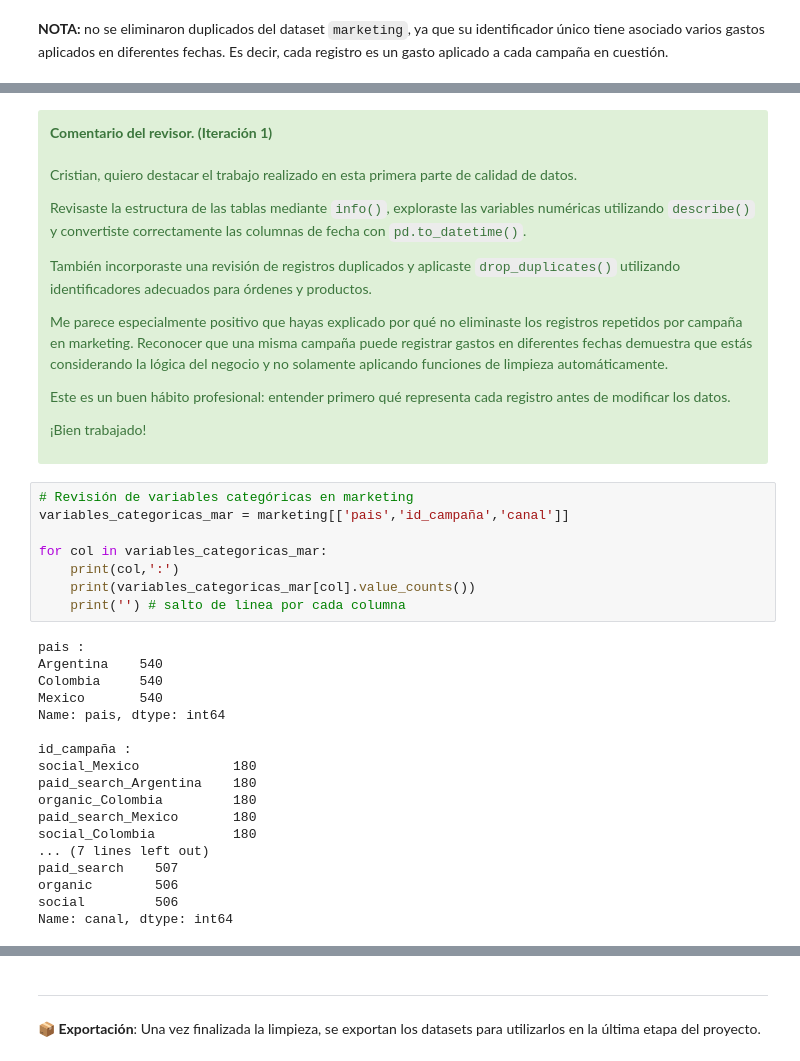
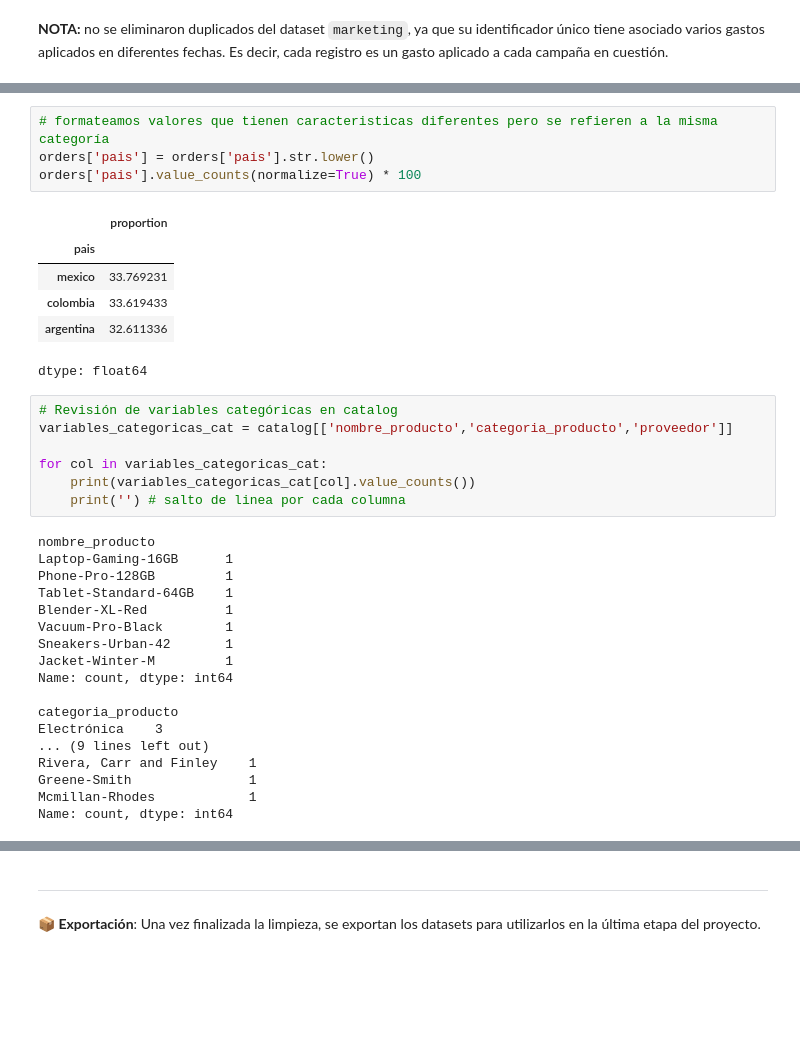
Before and after one commit to DA-CristianGutierrez/Proyecto-final-TT---Rappiplus, a Jupyter notebook: S12 Estudiante_Proyecto_Final.ipynb, the cells around one changed output, grey strips where cells are left out. Saved outputs shown, nothing was run; the diff lists cells and outputs as text; blank space fills up the shorter version.

```diff
--- a/S12 Estudiante_Proyecto_Final.ipynb
+++ b/S12 Estudiante_Proyecto_Final.ipynb
@@ -340,43 +226,36 @@ Name: categoria_producto, dtype: float64
-# %% [markdown]
-<div class="alert alert-block alert-success">
-<b>Comentario del revisor. (Iteración 1)</b> <a class="tocSkip"></a><br><br>
-
-Cristian, quiero destacar el trabajo realizado en esta primera parte de calidad de datos.
-
-Revisaste la estructura de las tablas mediante <code>info()</code>, exploraste las variables numéricas utilizando <code>describe()</code> y convertiste correctamente las columnas de fecha con <code>pd.to_datetime()</code>.
-
-También incorporaste una revisión de registros duplicados y aplicaste <code>drop_duplicates()</code> utilizando identificadores adecuados para órdenes y productos.
-
-Me parece especialmente positivo que hayas explicado por qué no eliminaste los registros repetidos por campaña en marketing. Reconocer que una misma campaña puede registrar gastos en diferentes fechas demuestra que estás considerando la lógica del negocio y no solamente aplicando funciones de limpieza automáticamente.
-
-Este es un buen hábito profesional: entender primero qué representa cada registro antes de modificar los datos.
-
-¡Bien trabajado!
-
-</div>
+# %%
+# formateamos valores que tienen caracteristicas diferentes pero se refieren a la misma categoría
+orders['pais'] = orders['pais'].str.lower()
+orders['pais'].value_counts(normalize=True) * 100
+# %% [output]
+|  | proportion |
+| pais |  |
+| mexico | 33.769231 |
+| colombia | 33.619433 |
+| argentina | 32.611336 |
+dtype: float64
 # %%
-# Revisión de variables categóricas en marketing
-variables_categoricas_mar = marketing[['pais','id_campaña','canal']]
+# Revisión de variables categóricas en catalog
+variables_categoricas_cat = catalog[['nombre_producto','categoria_producto','proveedor']]
 
-for col in variables_categoricas_mar:
-    print(col,':')
-    print(variables_categoricas_mar[col].value_counts())
+for col in variables_categoricas_cat:
+    print(variables_categoricas_cat[col].value_counts())
     print('') # salto de linea por cada columna
 # %% [output]
-pais :
-Argentina    540
-Colombia     540
-Mexico       540
-Name: pais, dtype: int64
+nombre_producto
+Laptop-Gaming-16GB      1
+Phone-Pro-128GB         1
+Tablet-Standard-64GB    1
+Blender-XL-Red          1
+Vacuum-Pro-Black        1
+Sneakers-Urban-42       1
+Jacket-Winter-M         1
+Name: count, dtype: int64
 
-id_campaña :
-social_Mexico            180
-paid_search_Argentina    180
-organic_Colombia         180
-paid_search_Mexico       180
-social_Colombia          180
-... (7 lines left out)
-paid_search    507
-organic        506
-social         506
-Name: canal, dtype: int64
+categoria_producto
+Electrónica    3
+... (9 lines left out)
+Rivera, Carr and Finley    1
+Greene-Smith               1
+Mcmillan-Rhodes            1
+Name: count, dtype: int64
```
Also changed, not shown: parts of 20 cells of this notebook.
